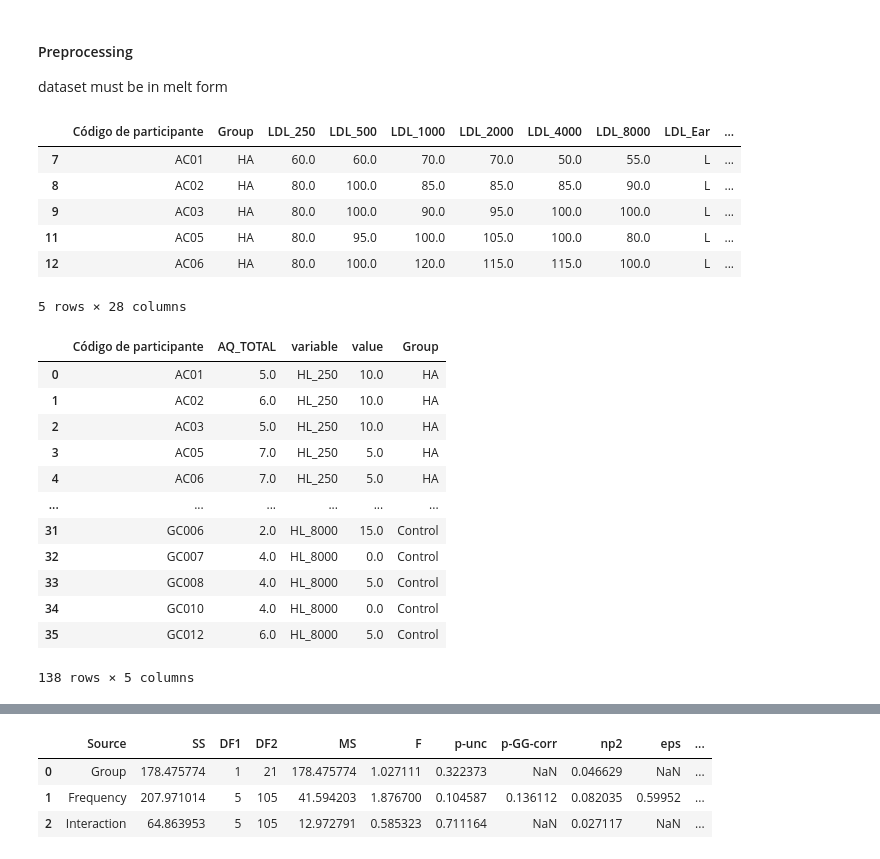
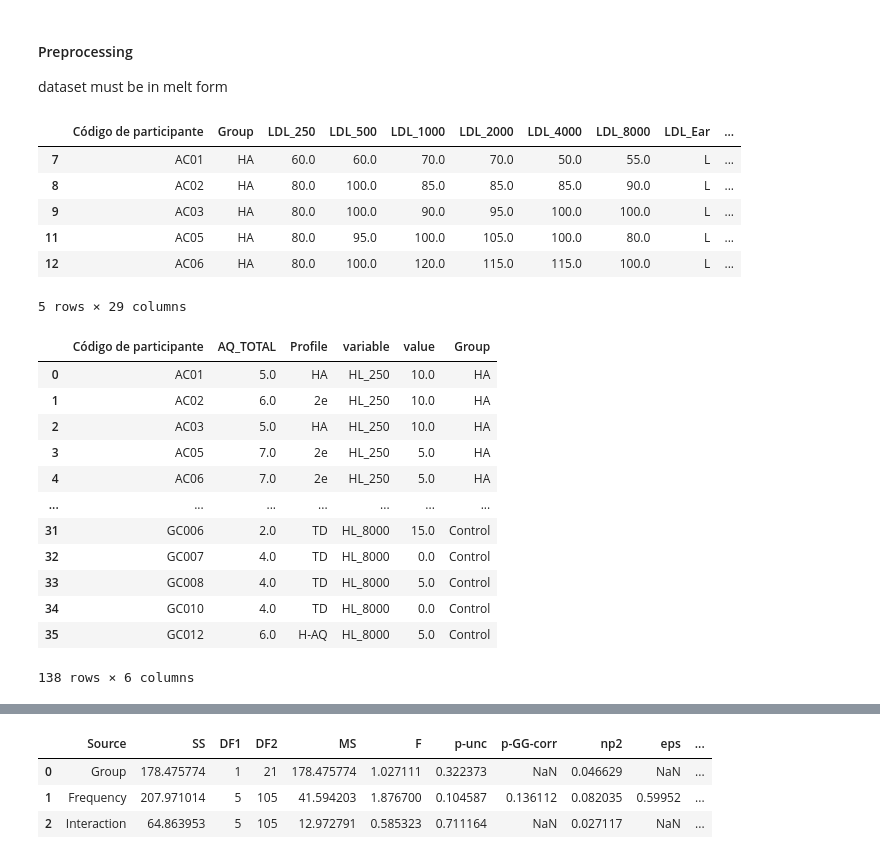
Before and after one commit to camila-maura/GIFTED-DFI, a Jupyter notebook: ha_analysis.ipynb, the cells around one changed output, grey strips where cells are left out. Saved outputs shown, nothing was run; the diff lists cells and outputs as text; code cells hidden in the pictures.

```diff
--- a/ha_analysis.ipynb
+++ b/ha_analysis.ipynb
@@ -17,3 +17,27 @@ pd.options.mode.chained_assignment = None  # Stop seeing warnings
 # %%
 df = pd.read_pickle("data/df")
 df_sigmoid = pd.read_pickle("data/df_sigmoid")
+# %%
+def profile_participants(group, aq_mc):
+    if group == "HA" and aq_mc:
+        profile = "2e"
+
+    elif group == "HA":
+        profile = "HA"
+
+    elif group == "Control" and aq_mc:
+        profile = "H-AQ"
+
+    elif group == "Control" and not aq_mc:
+        profile = "TD"
+
+    else:
+        profile = None
+
+    return profile
+
+
+df["Profile"] = df.apply(
+    lambda x: profile_participants(group=x["Group"], aq_mc=x["AQ_MC"]), axis=1
+)
+df
@@ -86,6 +141,7 @@ df = df[
         "Avg_HL_R",
         "Avg_HL",
         "AQ_TOTAL",
+        "Profile",
     ]
 ]
 # %% [markdown]
@@ -141,6 +197,7 @@ df_pointplots = df[
         "HL_4000",
         "HL_8000",
         "AQ_TOTAL",
+        "Profile",
     ]
 ]
 # %%
@@ -399,44 +524,44 @@ df_pointplots.head(5)
 | 9 | AC03 | HA | 80.0 | 100.0 | 90.0 | 95.0 | 100.0 | 100.0 | L | ... |
 | 11 | AC05 | HA | 80.0 | 95.0 | 100.0 | 105.0 | 100.0 | 80.0 | L | ... |
 | 12 | AC06 | HA | 80.0 | 100.0 | 120.0 | 115.0 | 115.0 | 100.0 | L | ... |
-5 rows × 28 columns
+5 rows × 29 columns
 # %%
 # Split groups
 df_pointplots_HA = df_pointplots[df_pointplots["Group"] == "HA"]
 df_pointplots_control = df_pointplots[df_pointplots["Group"] == "Control"]
 
 # Melt for HA
 df_pointplots_HA = pd.melt(
     df_pointplots_HA,
-    id_vars=["Código de participante", "AQ_TOTAL"],
+    id_vars=["Código de participante", "AQ_TOTAL", "Profile"],
     value_vars=["HL_250", "HL_500", "HL_1000", "HL_2000", "HL_4000", "HL_8000"],
 )
 df_pointplots_HA["Group"] = "HA"
 
 # Melt for control
 df_pointplots_control = pd.melt(
     df_pointplots_control,
-    id_vars=["Código de participante", "AQ_TOTAL"],
+    id_vars=["Código de participante", "AQ_TOTAL", "Profile"],
     value_vars=["HL_250", "HL_500", "HL_1000", "HL_2000", "HL_4000", "HL_8000"],
 )
 df_pointplots_control["Group"] = "Control"
 
 # Concat
 df_pointplots_hl = pd.concat([df_pointplots_HA, df_pointplots_control])
 
 df_pointplots_hl
 # %% [output]
-|  | Código de participante | AQ_TOTAL | variable | value | Group |
-| 0 | AC01 | 5.0 | HL_250 | 10.0 | HA |
-| 1 | AC02 | 6.0 | HL_250 | 10.0 | HA |
-| 2 | AC03 | 5.0 | HL_250 | 10.0 | HA |
-| 3 | AC05 | 7.0 | HL_250 | 5.0 | HA |
-| 4 | AC06 | 7.0 | HL_250 | 5.0 | HA |
-| ... | ... | ... | ... | ... | ... |
-| 31 | GC006 | 2.0 | HL_8000 | 15.0 | Control |
-| 32 | GC007 | 4.0 | HL_8000 | 0.0 | Control |
-| 33 | GC008 | 4.0 | HL_8000 | 5.0 | Control |
-| 34 | GC010 | 4.0 | HL_8000 | 0.0 | Control |
-| 35 | GC012 | 6.0 | HL_8000 | 5.0 | Control |
+|  | Código de participante | AQ_TOTAL | Profile | variable | value | Group |
+| 0 | AC01 | 5.0 | HA | HL_250 | 10.0 | HA |
+| 1 | AC02 | 6.0 | 2e | HL_250 | 10.0 | HA |
+| 2 | AC03 | 5.0 | HA | HL_250 | 10.0 | HA |
+| 3 | AC05 | 7.0 | 2e | HL_250 | 5.0 | HA |
+| 4 | AC06 | 7.0 | 2e | HL_250 | 5.0 | HA |
+| ... | ... | ... | ... | ... | ... | ... |
+| 31 | GC006 | 2.0 | TD | HL_8000 | 15.0 | Control |
+| 32 | GC007 | 4.0 | TD | HL_8000 | 0.0 | Control |
+| 33 | GC008 | 4.0 | TD | HL_8000 | 5.0 | Control |
+| 34 | GC010 | 4.0 | TD | HL_8000 | 0.0 | Control |
+| 35 | GC012 | 6.0 | H-AQ | HL_8000 | 5.0 | Control |
-138 rows × 5 columns
+138 rows × 6 columns
 # %%
```
Also changed, not shown: parts of 19 cells of this notebook.
